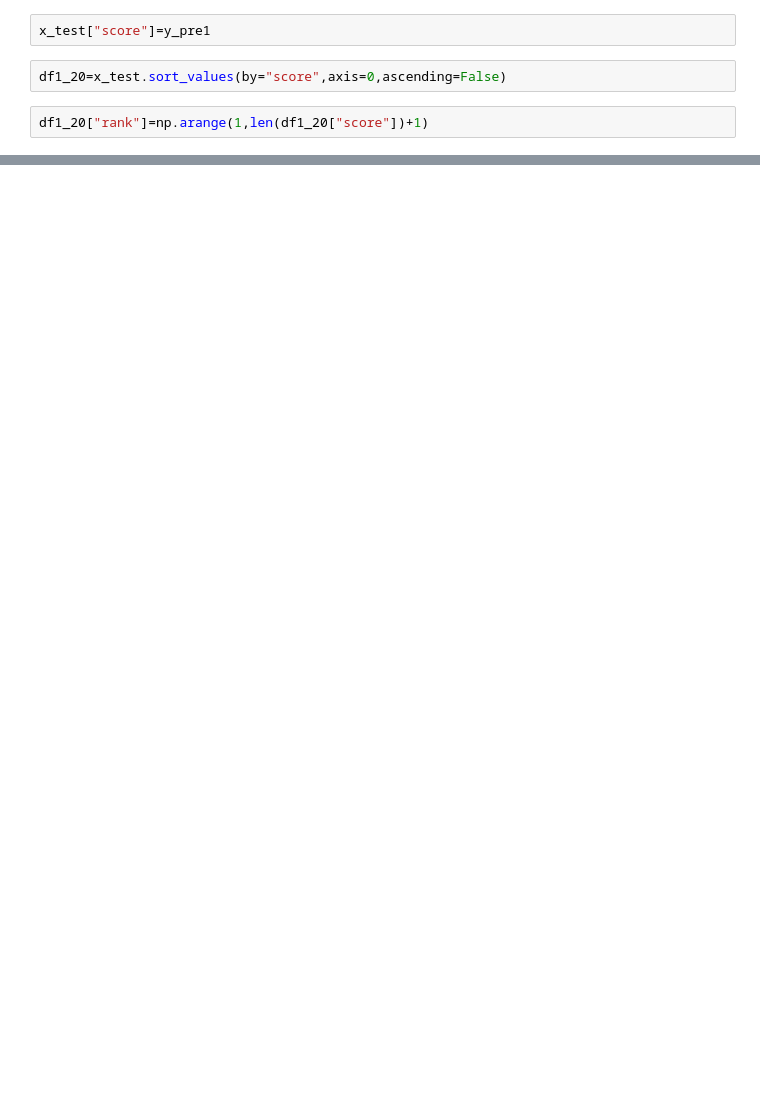
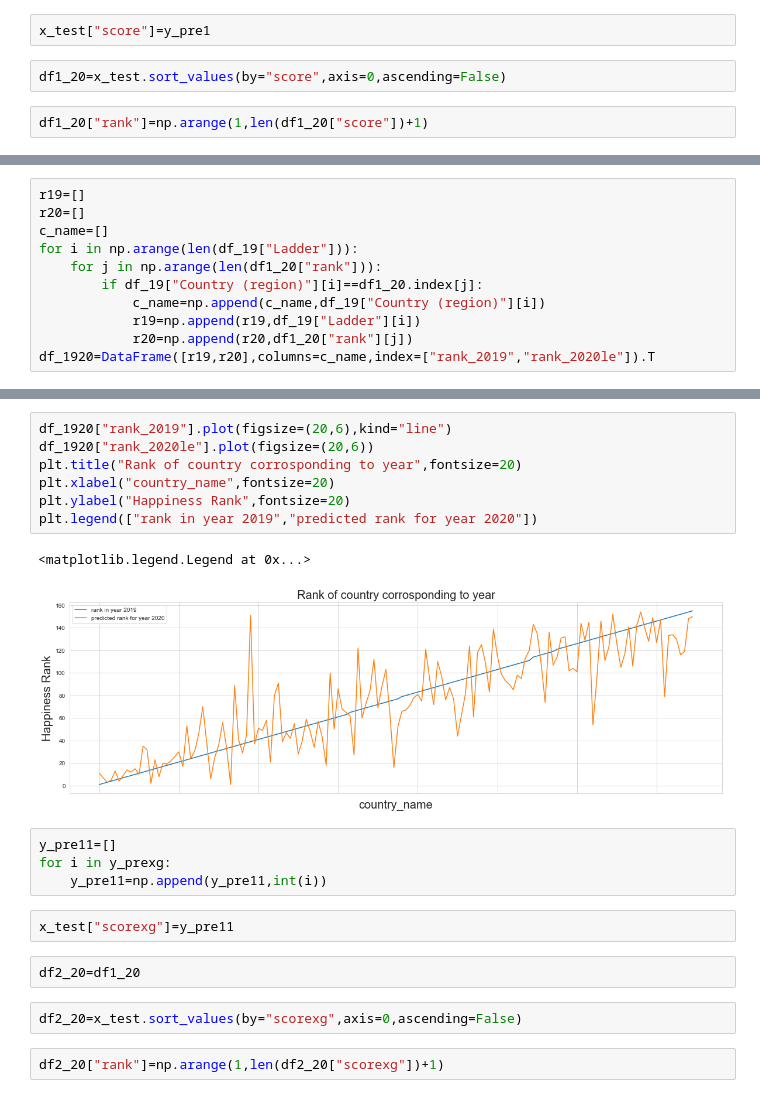
Before and after one commit to sudhanshuranjansr/happiness-report-prediction_2020, a Jupyter notebook: world_happiness_report.ipynb, the cells around one changed output, grey strips where cells are left out. Drawn from its saved outputs; the diff is of its cells as text; blank space fills up the shorter version.

```diff
--- a/world_happiness_report.ipynb
+++ b/world_happiness_report.ipynb
@@ -395,0 +465,11 @@ The happyness index for Afghanistan was 153
+# %%
+r19=[]
+r20=[]
+c_name=[]
+for i in np.arange(len(df_19["Ladder"])):
+    for j in np.arange(len(df1_20["rank"])):
+        if df_19["Country (region)"][i]==df1_20.index[j]:
+            c_name=np.append(c_name,df_19["Country (region)"][i])
+            r19=np.append(r19,df_19["Ladder"][i])
+            r20=np.append(r20,df1_20["rank"][j])
+df_1920=DataFrame([r19,r20],columns=c_name,index=["rank_2019","rank_2020le"]).T
@@ -395,0 +485,22 @@ The happyness index for Afghanistan was 153
+# %%
+df_1920["rank_2019"].plot(figsize=(20,6),kind="line")
+df_1920["rank_2020le"].plot(figsize=(20,6))
+plt.title("Rank of country corrosponding to year",fontsize=20)
+plt.xlabel("country_name",fontsize=20)
+plt.ylabel("Happiness Rank",fontsize=20)
+plt.legend(["rank in year 2019","predicted rank for year 2020"])
+# %% [output]
+<matplotlib.legend.Legend at 0x...>
+[figure, added]
+# %%
+y_pre11=[]
+for i in y_prexg:
+    y_pre11=np.append(y_pre11,int(i))
+# %%
+x_test["scorexg"]=y_pre11
+# %%
+df2_20=df1_20
+# %%
+df2_20=x_test.sort_values(by="scorexg",axis=0,ascending=False)
+# %%
+df2_20["rank"]=np.arange(1,len(df2_20["scorexg"])+1)
```
Also changed, not shown: parts of 39 cells of this notebook.
